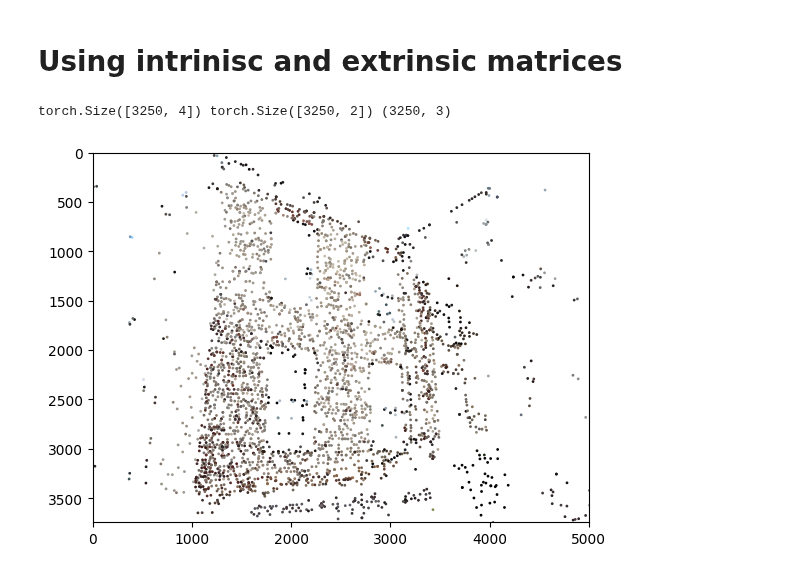
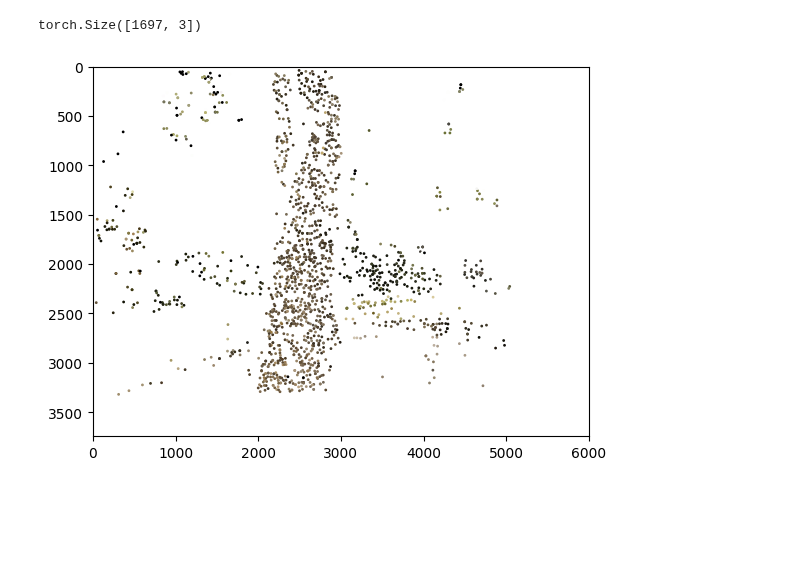
Before and after one commit to dcaustin33/intro_to_gaussian_splatting, a Jupyter notebook: test.ipynb, the cells around one changed output. Saved outputs shown, nothing was run; the diff lists cells and outputs as text; code cells hidden in the pictures; blank space fills up the shorter version.

```diff
--- a/test.ipynb
+++ b/test.ipynb
@@ -136,16 +73,0 @@ tensor(3767.3242)
-# %% [markdown]
-# Using intrinisc and extrinsic matrices
-# %%
-points = torch.Tensor(points_in_3d)
-homogeneous_points = torch.cat([points, torch.ones(points.shape[0], 1)], dim=1)
-points1 = (scene.images[image_num].extrinsic_matrix @ homogeneous_points.T).T
-points1 = (scene.images[image_num].intrinsic_matrix @ points1.T).T
-points1 = points1[:, :2] / points1[:, 2].unsqueeze(1)
-print(homogeneous_points.shape, points1.shape, colors2d.shape)
-plt.scatter(points1[:, 0], points1[:, 1], c=colors2d / 256, s=1)
-plt.xlim(0, 5000)
-plt.ylim(0, 3744)
-plt.gca().invert_yaxis()
-# %% [output]
-torch.Size([3250, 4]) torch.Size([3250, 2]) (3250, 3)
-[figure, removed]
@@ -163 +74,13 @@ with torch.no_grad():
+# %%
+with torch.no_grad():
+    points, colors = scene.render_points_image(image_num)
+
+print(points.shape)
+plt.scatter(points[:, 0], points[:, 1], c=colors, s=1)
+plt.xlim(0, 6000)
+plt.ylim(0, 3744)
+plt.gca().invert_yaxis()
+# %% [output]
+torch.Size([1697, 3])
+[figure, added]
 # %%
```
Also changed, not shown: parts of 12 cells of this notebook, 9 other files.
